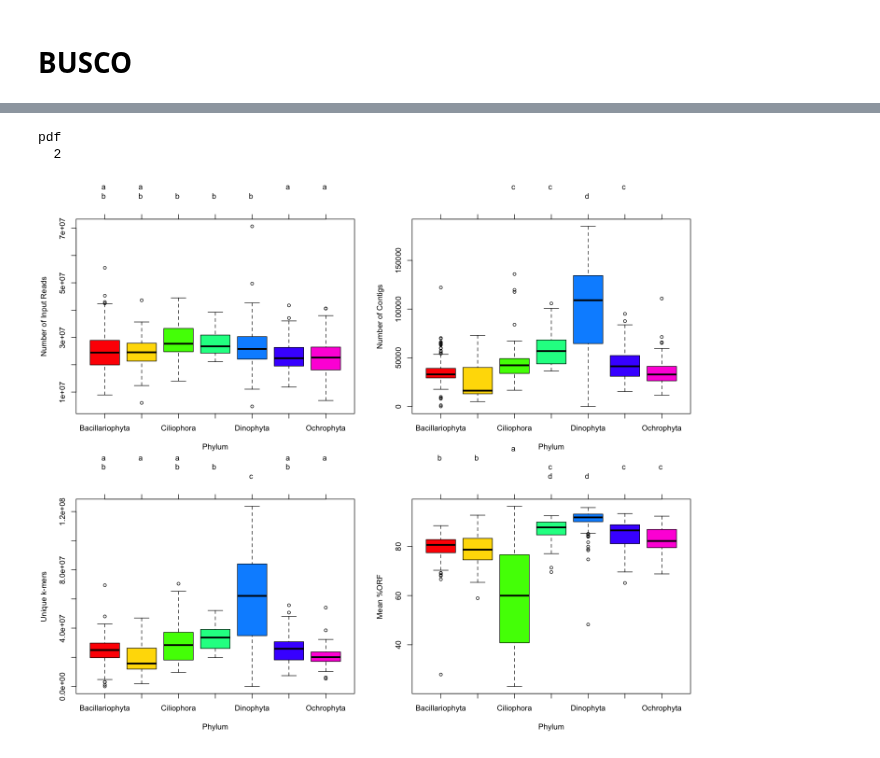
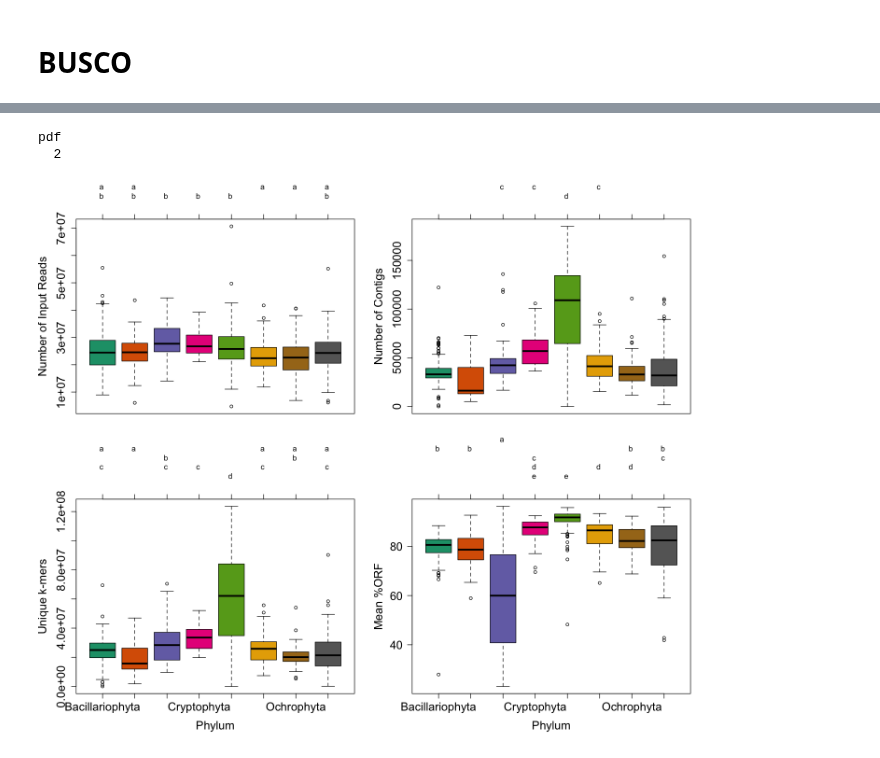
Before and after one commit to johnsolk/MMETSP, a Jupyter notebook: Figure8_taxo_aov.ipynb, the cells around one changed output, grey strips where cells are left out. Drawn from its saved outputs; the diff is of its cells as text; code cells hidden in the pictures.

Commit message:
fixed colors in figs and added 'Others'

```diff
--- a/Figure8_taxo_aov.ipynb
+++ b/Figure8_taxo_aov.ipynb
@@ -34,9 +24,13 @@ tax_raw <- read.csv("assembly_evaluation_data/MMETSP_all_evaluation_matrix.csv")
 # %%
+# remove MMETSP with multiple SRA, aka "special flowers"
 tax_raw <- tax_raw[!tax_raw$SampleName %in% special_flowers,]
+dim(tax_raw)
 # restrict to Unique_kmers, Phylum, n_seqs, Input.Reads, mean_orf_percent.x
 phylum_data <-tax_raw[,c(2,34,41,45,54,266,271,283)]
 phylum <- phylum_data$Phylum
 # Restrict data to top 7 most common Phyla
 sub_phy<-c("Bacillariophyta","Dinophyta","Ochrophyta","Haptophyta","Ciliophora","Chlorophyta","Cryptophyta")
 sub<-phylum_data[phylum_data$Phylum %in% sub_phy,]
-colors=rainbow(length(sub_phy))
+#colors=rainbow(9)
+#colors=c('#8c510a','#bf812d','#dfc27d','#f6e8c3','#f5f5f5','#c7eae5','#80cdc1','#35978f','#01665e')
+colors = palette(brewer.pal(n=8,name="Dark2"))
@@ -42,0 +72,6 @@ colors=rainbow(length(sub_phy))
+# %%
+phylum_data$sub_Phylum <- ifelse(phylum_data$Phylum %in% sub_phy, as.character(phylum_data$Phylum),"Others")
+head(phylum_data)
+dim(phylum_data)
+phylum_data$sub_Phylum <- as.factor(phylum_data$sub_Phylum)
+class(phylum_data$sub_Phylum)
@@ -43,3 +103,8 @@ colors=rainbow(length(sub_phy))
+# %%
+phylum_data <- phylum_data[,c(1,3:9)]
+phylum_data$Phylum <- phylum_data$sub_Phylum
+# %%
+sub <- phylum_data
 # %% [markdown]
 ## Mean %ORF
 # %%
@@ -283,17 +366,17 @@ pdf
 # %%
 par(mfrow=c(2,2))
 pdf("paper/Figure8_all.pdf", width=8.5, height=11)
 png("paper/Figure8_all.png", width=8.5, height=11,unit='in',res=1200)
-plot(tuk.cld.c,col=colors, ylab="Number of Input Reads")
-plot(tuk.cld.d,col=colors, ylab="Number of Contigs")
-plot(tuk.cld.b,col=colors, ylab="Unique k-mers")
-plot(tuk.cld.a,col=colors,ylab="Mean %ORF")
+plot(tuk.cld.c,col=colors, ylab="Number of Input Reads",xaxt='n',cex.lab=1.5,cex.axis=1.5)
+plot(tuk.cld.d,col=colors, ylab="Number of Contigs",xaxt='n',cex.lab=1.5,cex.axis=1.5)
+plot(tuk.cld.b,col=colors, ylab="Unique k-mers",cex.lab=1.5,cex.axis=1.5)
+plot(tuk.cld.a,col=colors,ylab="Mean %ORF",cex.lab=1.5,cex.axis=1.5)
 dev.off()
-plot(tuk.cld.c,col=colors, ylab="Number of Input Reads")
-plot(tuk.cld.d,col=colors, ylab="Number of Contigs")
-plot(tuk.cld.b,col=colors, ylab="Unique k-mers")
-plot(tuk.cld.a,col=colors,ylab="Mean %ORF")
+plot(tuk.cld.c,col=colors, ylab="Number of Input Reads",xlab="",xaxt='n',cex.lab=1.5,cex.axis=1.5)
+plot(tuk.cld.d,col=colors, ylab="Number of Contigs",xlab="",xaxt='n',cex.lab=1.5,cex.axis=1.5)
+plot(tuk.cld.b,col=colors, ylab="Unique k-mers",cex.lab=1.5,cex.axis=1.5,srt=45)
+plot(tuk.cld.a,col=colors,ylab="Mean %ORF",cex.lab=1.5,cex.axis=1.5,las=1)
 # %% [output]
 pdf
   2
-[figure, old version]
+[figure, new version]
```
Also changed, not shown: parts of 20 cells of this notebook, 21 other files.
